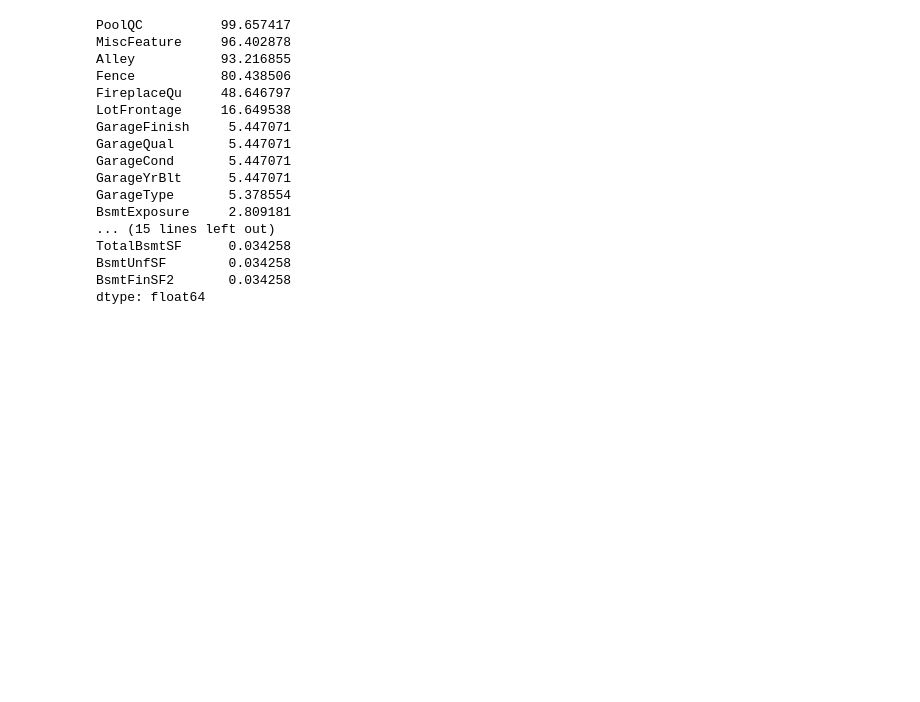
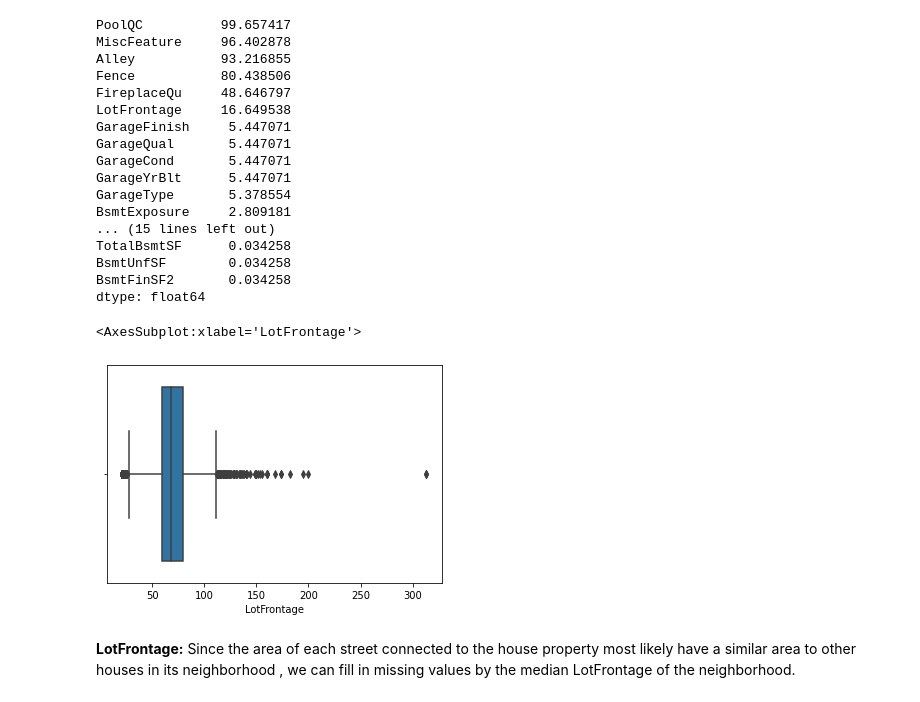
Before and after one commit to RAJ-DSML/house-prices-prediction, a Jupyter notebook: house-prices-prediction.ipynb, the cells around one changed output. Cells and saved outputs as stored; diff of their text form; code cells hidden in the pictures; blank space fills up the shorter version.

Commit message:
Kaggle Notebook | house-prices-prediction | Version 7

```diff
--- a/house-prices-prediction.ipynb
+++ b/house-prices-prediction.ipynb
@@ -169,3 +169,10 @@ TotalBsmtSF      0.034258
 BsmtUnfSF        0.034258
 BsmtFinSF2       0.034258
 dtype: float64
+# %%
+sns.boxplot(df_train_test['LotFrontage'])
+# %% [output]
+<AxesSubplot:xlabel='LotFrontage'>
+[figure, added]
+# %% [markdown]
+**LotFrontage:** Since the area of each street connected to the house property most likely have a similar area to other houses in its neighborhood , we can fill in missing values by the median LotFrontage of the neighborhood.
```
Also changed, not shown: parts of 2 cells of this notebook.
